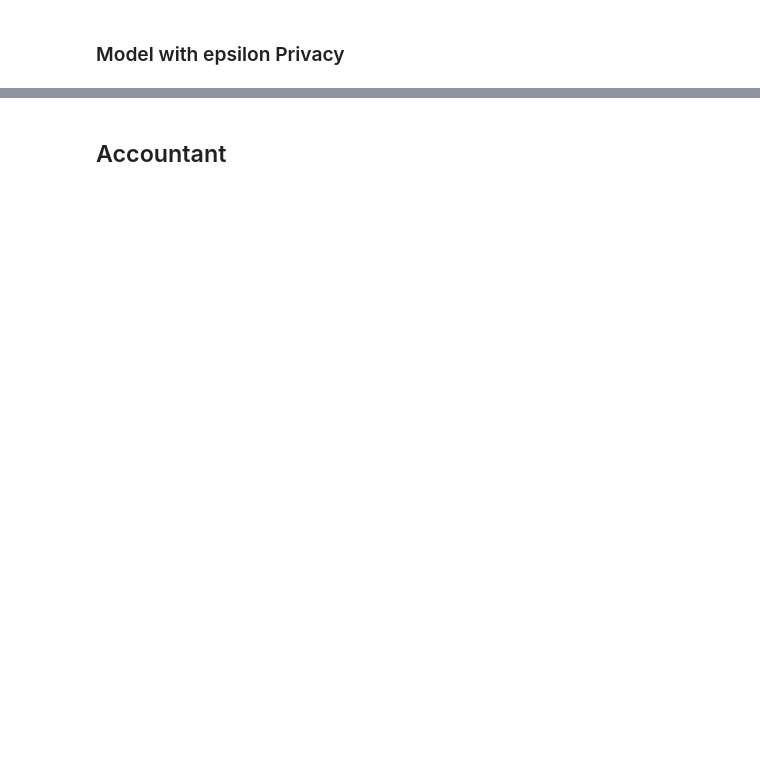
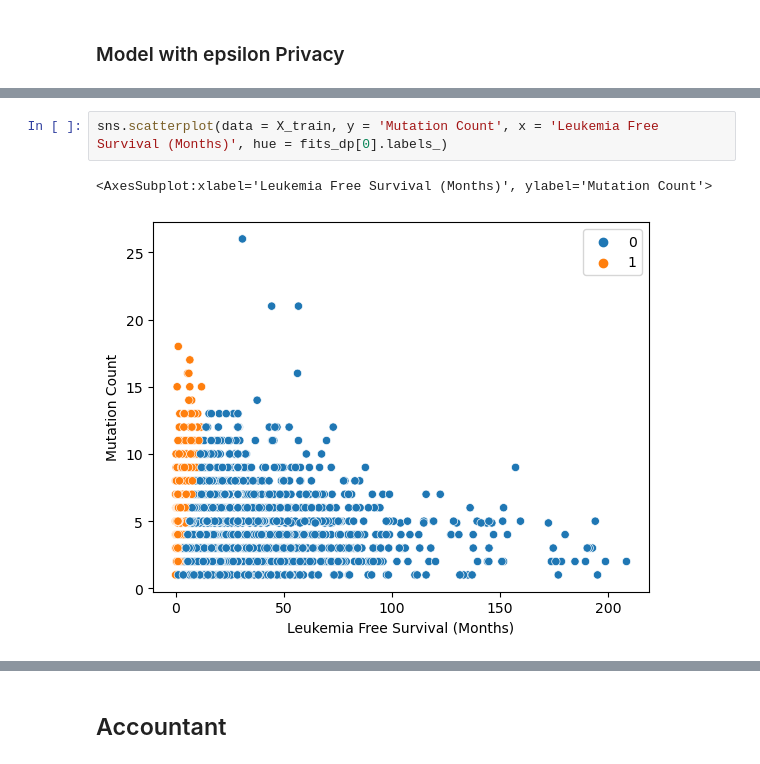
Before and after one commit to Kekkodf/Master-Thesis, a Jupyter notebook: Code/Notebook_thesis.ipynb, the cells around one changed output, grey strips where cells are left out. Saved outputs shown, nothing was run; the diff lists cells and outputs as text; blank space fills up the shorter version.

```diff
--- a/Code/Notebook_thesis.ipynb
+++ b/Code/Notebook_thesis.ipynb
@@ -301,0 +445,5 @@ plt.show()
+# %%
+sns.scatterplot(data = X_train, y = 'Mutation Count', x = 'Leukemia Free Survival (Months)', hue = fits_dp[0].labels_)
+# %% [output]
+<AxesSubplot:xlabel='Leukemia Free Survival (Months)', ylabel='Mutation Count'>
+[figure, added]
```
Also changed, not shown: parts of 34 cells of this notebook.
